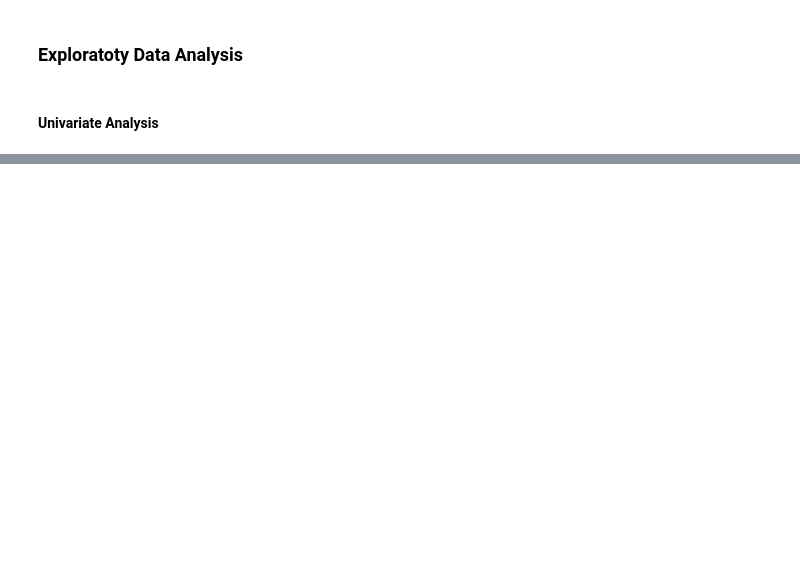
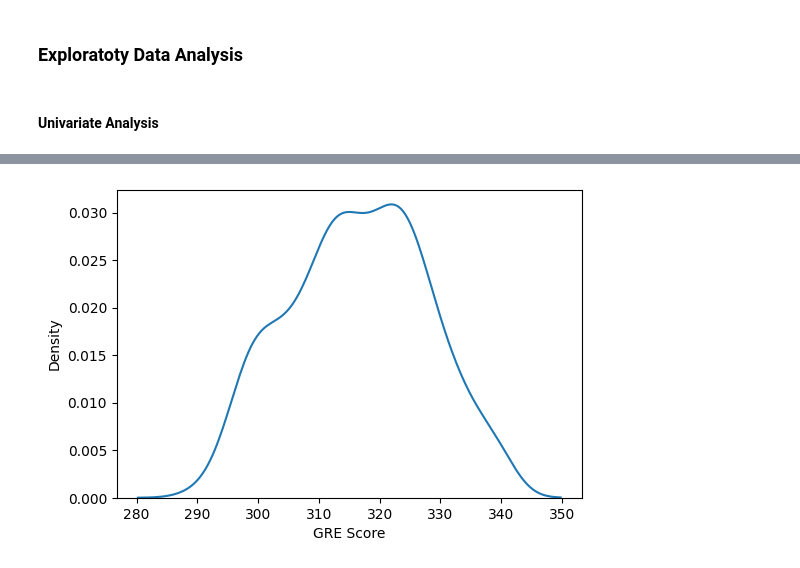
Before and after one commit to Aravind-91/JamboreeEducation--LinearRegression, a Jupyter notebook: JambooreEducation.ipynb, the cells around one changed output, grey strips where cells are left out. Saved outputs shown, nothing was run; the diff lists cells and outputs as text; code cells hidden in the pictures; blank space fills up the shorter version.

```diff
--- a/JambooreEducation.ipynb
+++ b/JambooreEducation.ipynb
@@ -141,0 +124,6 @@ for col in cat_cols:
+# %%
+plt.figure(figsize=(6,4))
+sns.kdeplot(data=df, x='GRE Score')
+plt.show()
+# %% [output]
+[figure, added]
```
Also changed, not shown: parts of 20 cells of this notebook.
